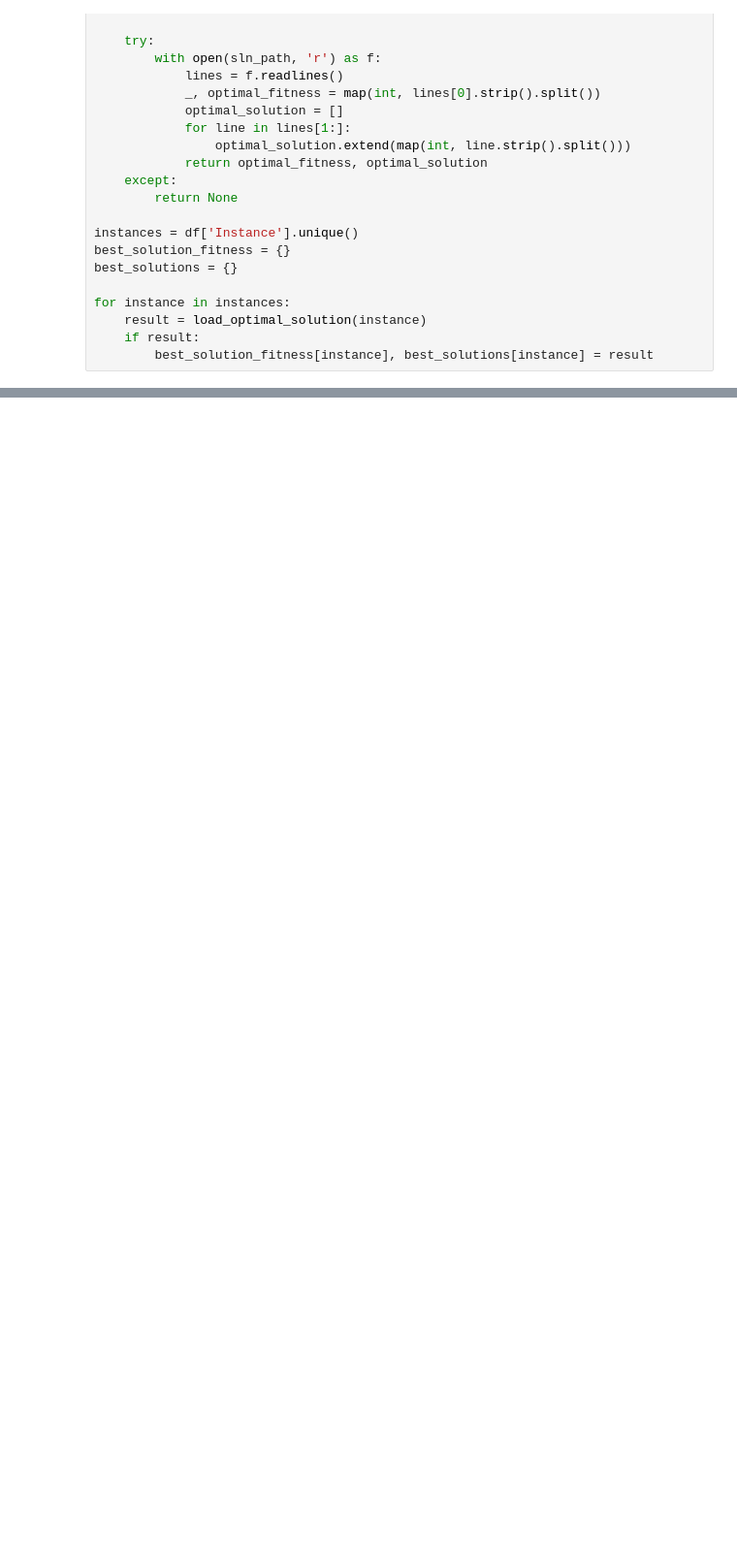
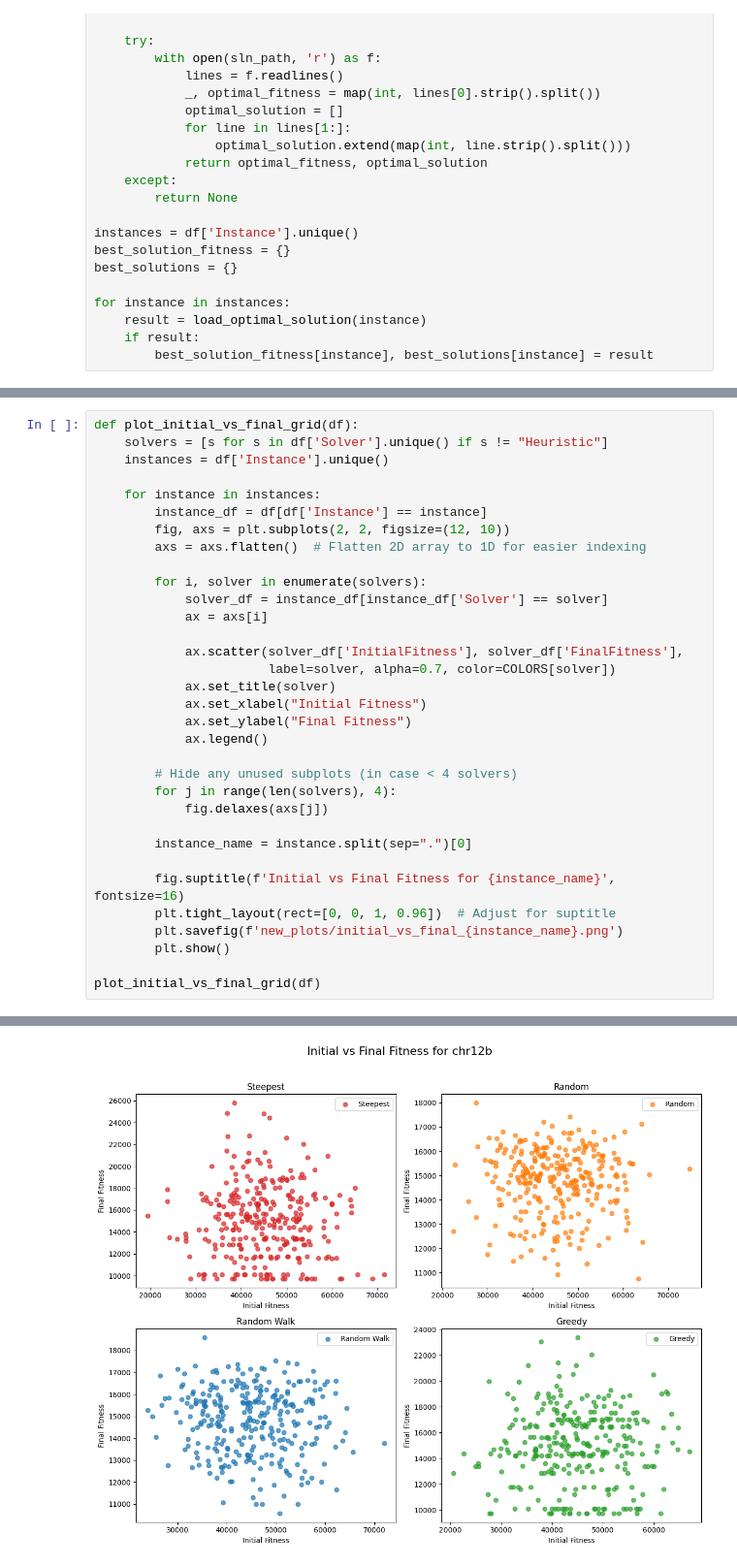
Before and after one commit to SamuelJanas/qap_solver, a Jupyter notebook: plots.ipynb, the cells around one changed output, grey strips where cells are left out. Shown at 97% size. Drawn from its saved outputs; the diff is of its cells as text; blank space fills up the shorter version.

```diff
--- a/plots.ipynb
+++ b/plots.ipynb
@@ -374,0 +214,34 @@ plot_gap_to_best(df, output_dir)
+# %%
+def plot_initial_vs_final_grid(df):
+    solvers = [s for s in df['Solver'].unique() if s != "Heuristic"]
+    instances = df['Instance'].unique()
+
+    for instance in instances:
+        instance_df = df[df['Instance'] == instance]
+        fig, axs = plt.subplots(2, 2, figsize=(12, 10))
+        axs = axs.flatten()  # Flatten 2D array to 1D for easier indexing
+
+        for i, solver in enumerate(solvers):
+            solver_df = instance_df[instance_df['Solver'] == solver]
+            ax = axs[i]
+
+            ax.scatter(solver_df['InitialFitness'], solver_df['FinalFitness'],
+                       label=solver, alpha=0.7, color=COLORS[solver])
+            ax.set_title(solver)
+            ax.set_xlabel("Initial Fitness")
+            ax.set_ylabel("Final Fitness")
+            ax.legend()
+
+        # Hide any unused subplots (in case < 4 solvers)
+        for j in range(len(solvers), 4):
+            fig.delaxes(axs[j])
+
+        instance_name = instance.split(sep=".")[0]
+
+        fig.suptitle(f'Initial vs Final Fitness for {instance_name}', fontsize=16)
+        plt.tight_layout(rect=[0, 0, 1, 0.96])  # Adjust for suptitle
+        plt.savefig(f'new_plots/initial_vs_final_{instance_name}.png')
+        plt.show()
+
+plot_initial_vs_final_grid(df)
+# %% [output]
@@ -374,0 +249 @@ plot_gap_to_best(df, output_dir)
+[figure, added]
```
Also changed, not shown: parts of 17 cells of this notebook, 1 other file.
